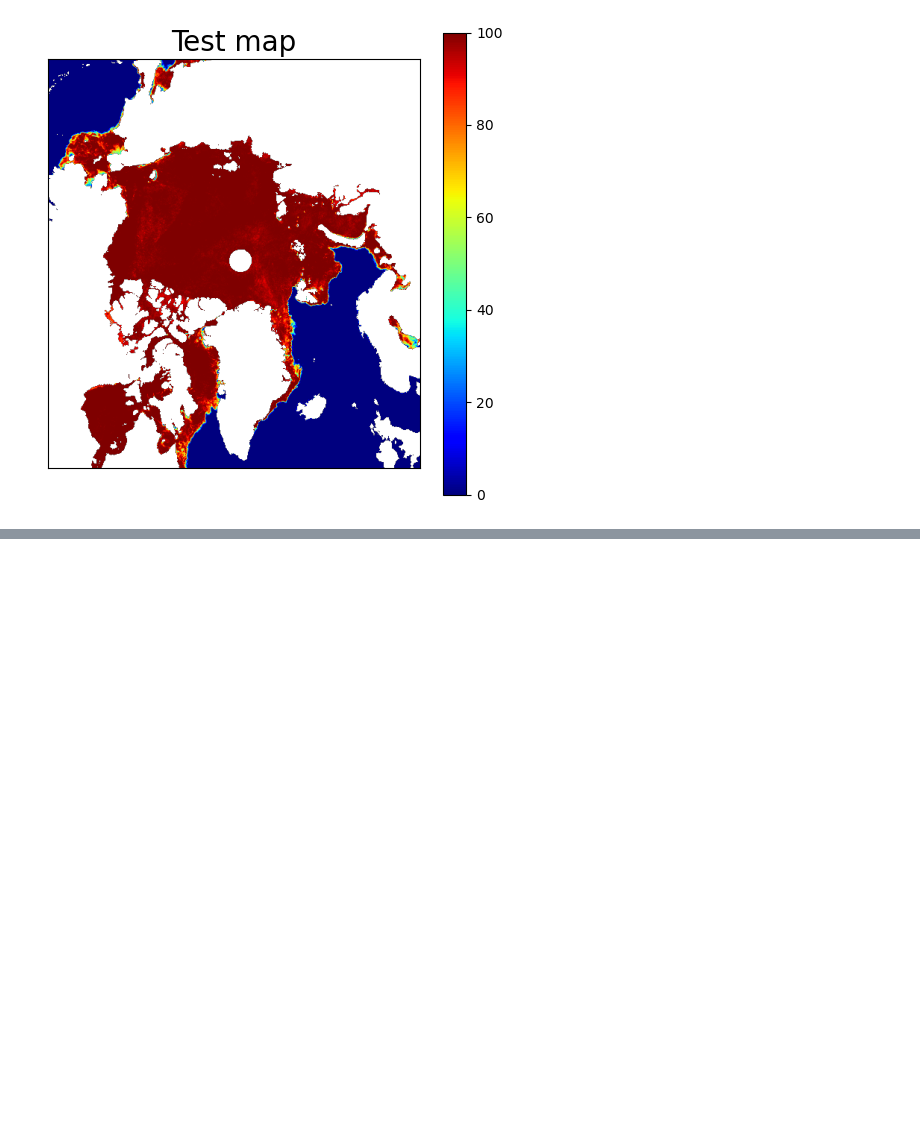
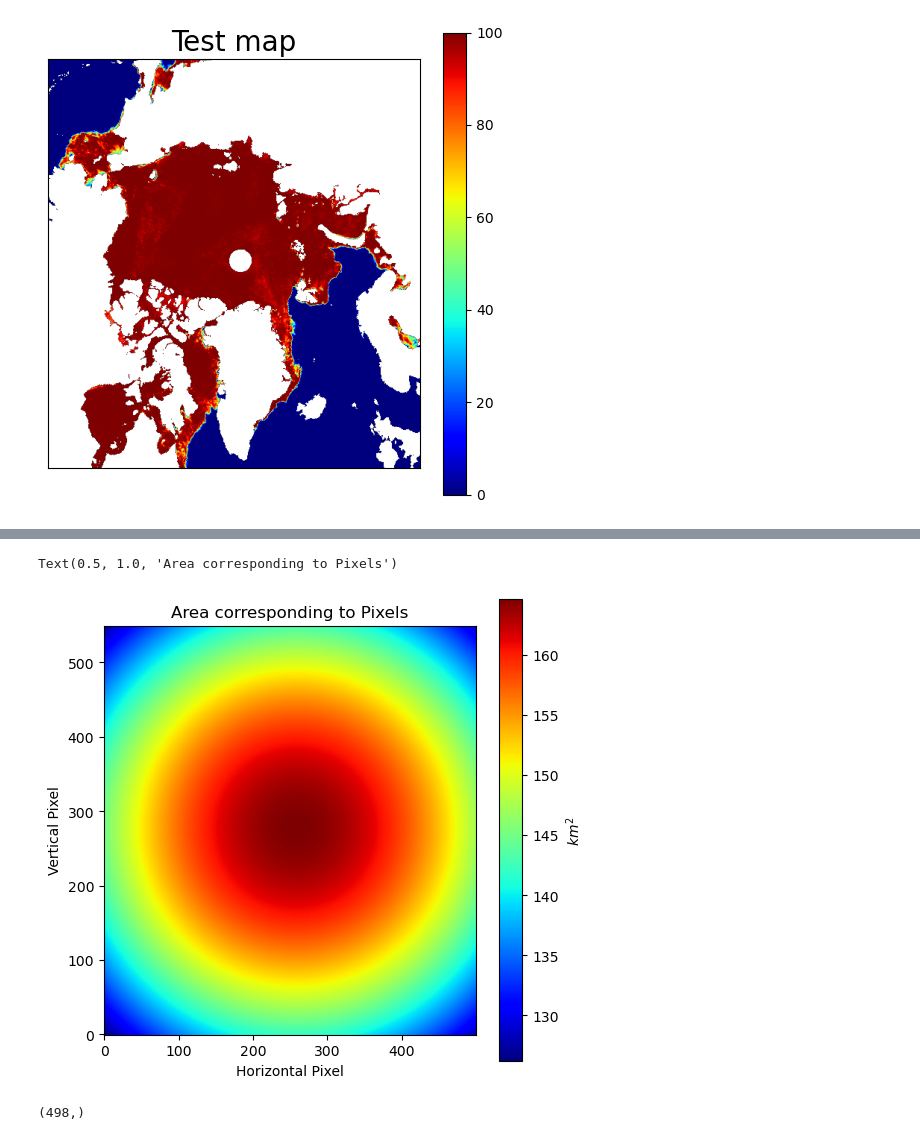
Before and after one commit to benjbrandt/physics725, a Jupyter notebook: Week4/Project_1_Arctic_Ice_maps_students.ipynb, the cells around one changed output, grey strips where cells are left out. Saved outputs shown, nothing was run; the diff lists cells and outputs as text; code cells hidden in the pictures; blank space fills up the shorter version.

```diff
--- a/Week4/Project_1_Arctic_Ice_maps_students.ipynb
+++ b/Week4/Project_1_Arctic_Ice_maps_students.ipynb
@@ -170,0 +242,43 @@ Text(0.5, 1.0, 'Test map')
+# %%
+# data path for the file containing the area for each pixel
+area_datapath = "../../physics725_data/data_week4/ice_data_area.npy"
+
+# load the file
+area = np.load(area_datapath)
+
+# create a plot
+fig, ax = plt.subplots(figsize=(6, 6))
+
+# show the data from the loaded file
+test_map = ax.imshow(area, origin='lower', cmap=plt.cm.jet)
+
+# Creating a colorbar
+cbar = fig.colorbar(test_map, orientation='vertical', label=r'$km^2$')
+
+# Create labels and a title
+plt.xlabel('Horizontal Pixel')
+plt.ylabel('Vertical Pixel')
+plt.title('Area corresponding to Pixels')
+# %% [output]
+Text(0.5, 1.0, 'Area corresponding to Pixels')
+[figure, added]
+# %%
+times = []
+pixels_above_99 = []
+for files in filelist:
+    new_data = np.load(files)
+    filename = os.path.basename(files)                              # get the filename from the file that was just loaded
+    date = filename.split(".")[0]                                   # split the filename at the "." and remove second part (so the .npy) from the file name to only get the year/month/day data
+    year = int(date[:4])
+    month = int(date[4:6])                                          # gets characters 4 and 5 (month)
+    day = int(date[6:8])                                            # gets characters 6 and 7 (day)
+    year_frac = year + (month - 1) / 12 + (day - 1) / 360           # calculate fraction of the year for each file
+    times.append(year_frac)
+
+    mask99 = np.logical_and(new_data >= 99, ~np.isnan(new_data))       # create a mask to check if entry > 50
+    count = np.sum(mask99)                                            # sum up all pixels for which the previous mask has the output True
+    pixels_above_99.append(count)
+
+print(np.shape(times))
+# %% [output]
+(498,)
```
Also changed, not shown: parts of 10 cells of this notebook.
